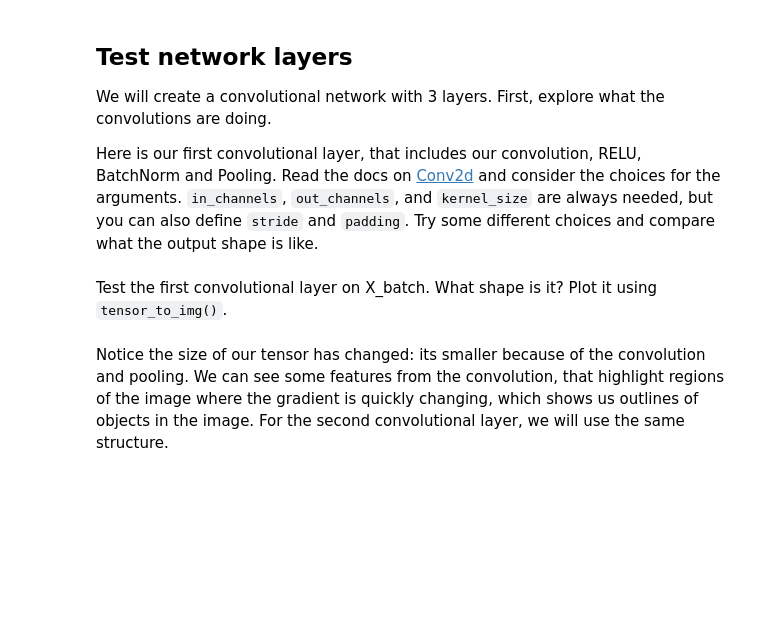
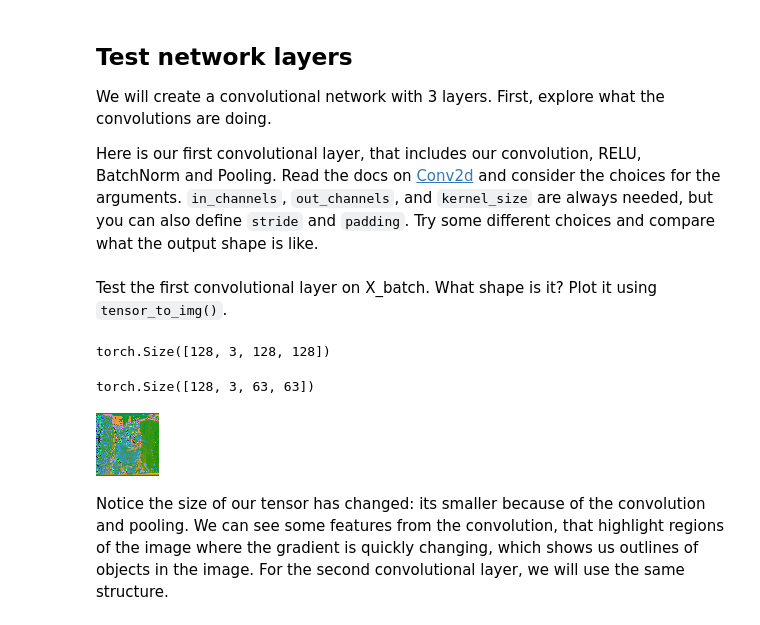
Before and after one commit to leharlow02-glitch/supervised_machine_learning_tutorials, a Jupyter notebook: 4_computervision/4-ComputerVision_Classification.ipynb, the cells around one changed output. Saved outputs shown, nothing was run; the diff lists cells and outputs as text; code cells hidden in the pictures; blank space fills up the shorter version.

```diff
--- a/4_computervision/4-ComputerVision_Classification.ipynb
+++ b/4_computervision/4-ComputerVision_Classification.ipynb
@@ -97,8 +117,17 @@ conv_layer_1 = torch.nn.Sequential(
 Test the first convolutional layer on X_batch. What shape is it? Plot it using `tensor_to_img()`.
 # %%
 # Check shape of X_batch before and after applying conv_layer_1. Remember shape=(BATCH, CHANNELS, WIDTH, HEIGHT)
-
-# Plot
+X_batch.shape
+# %% [output]
+torch.Size([128, 3, 128, 128])
+# %%
+# Plot
+X_test_conv = conv_layer_1(X_batch)  # (BATCH, CHANNELS, WIDTH, HEIGHT)
+print(X_test_conv.shape)
+tensor_to_img(X_test_conv[0])
+# %% [output]
+torch.Size([128, 3, 63, 63])
+[figure, added]
 # %% [markdown]
 Notice the size of our tensor has changed: its smaller because of the convolution and pooling. We can see some features from the convolution, that highlight regions of the image where the gradient is quickly changing, which shows us outlines of objects in the image. For the second convolutional layer, we will use the same structure.
 # %%
```
Also changed, not shown: parts of 23 cells of this notebook.
